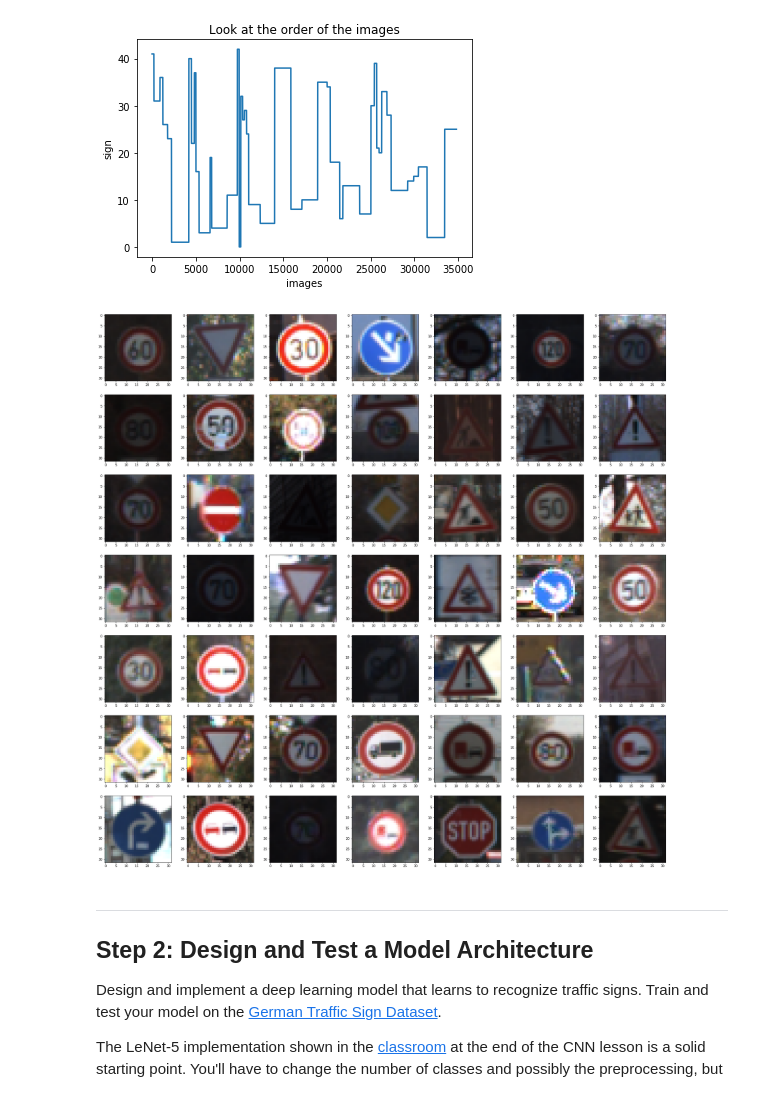
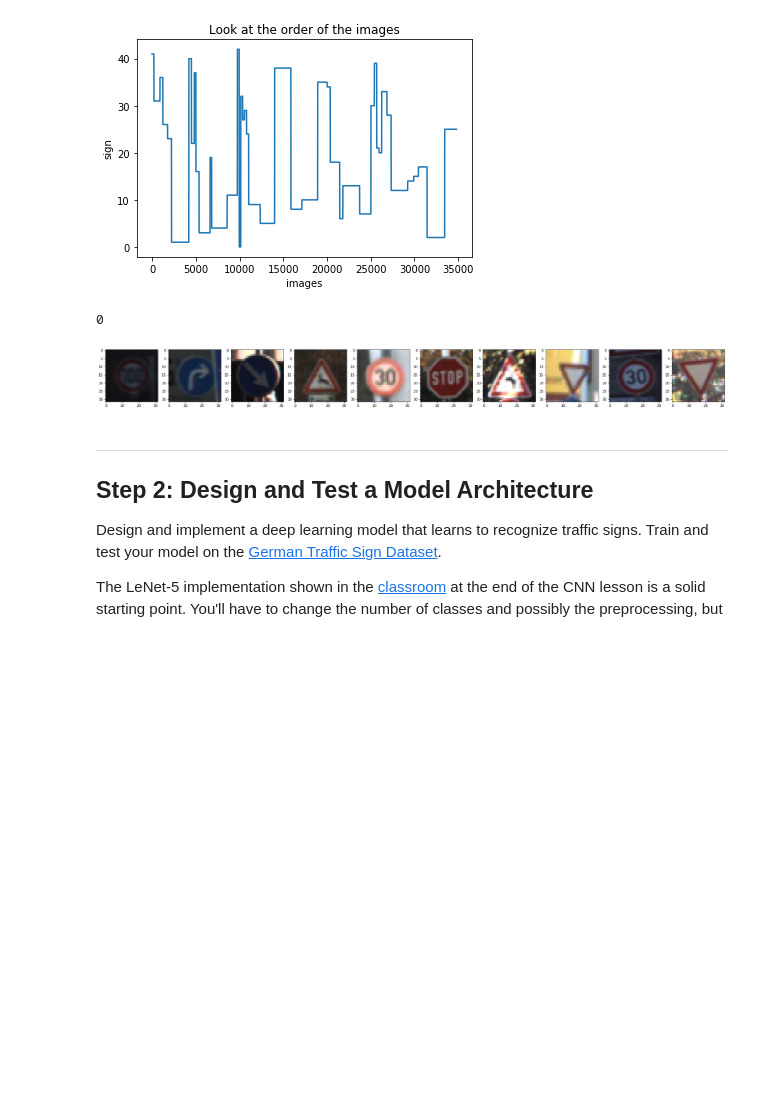
Before and after one commit to malnakli/CarND-Traffic-Sign-Classifier-Project, a Jupyter notebook: Traffic_Sign_Classifier.ipynb, the cells around one changed output. Saved outputs shown, nothing was run; the diff lists cells and outputs as text; code cells hidden in the pictures; blank space fills up the shorter version.

```diff
--- a/Traffic_Sign_Classifier.ipynb
+++ b/Traffic_Sign_Classifier.ipynb
@@ -35,3 +38,21 @@ import cv2
+# %%
+# images: array of images
+# title: Title of hte figure
+# num_disply: 0 means all of them
+def show_image(images, title="",num_disply=False,gray= False):
+    fig = plt.figure(figsize=(32, 32))
+    image_len = num_disply or len(images)
+    random_index = sample(range(1, len(images)), image_len)
+
+    for i in range(image_len):
+        sub = fig.add_subplot(1, image_len, i + 1)
+        sub.set_title(title)
+        if gray:
+            sub.imshow(images[random_index[i]].reshape(32,32),cmap='gray')
+        else:
+            sub.imshow(images[random_index[i]])
+
+    return 0
 # %% [markdown]
 ---
 ## Step 0: Load The Data
@@ -139,20 +160,22 @@ Road narrows on the right
 # %%
 # show image training
 image_width = train["features"].shape[1]
 image_height = train["features"].shape[2]
 output_image = train["features"]
 
 # taken from stackoverflow
-fig = plt.figure(figsize=(32, 32))
-for i in range(49):
-    index = randint(0, n_train)
-    sub = fig.add_subplot(7, 7, i + 1)
-    sub.imshow(output_image[index,:,:,:])
+# fig = plt.figure(figsize=(32, 32))
+show_image(output_image,"",10)
+# for i in range(49):
+#     index = randint(0, n_train)
+#     sub = fig.add_subplot(7, 7, i + 1)
+#     sub.imshow(output_image[index,:,:,:])
 
 #img=mpimg.imread(df_train["features"][0][0])
 # img.show()
 # %% [output]
+0
-[figure, old version]
+[figure, new version]
 # %% [markdown]
 ----
 
```
Also changed, not shown: parts of 8 cells of this notebook.
